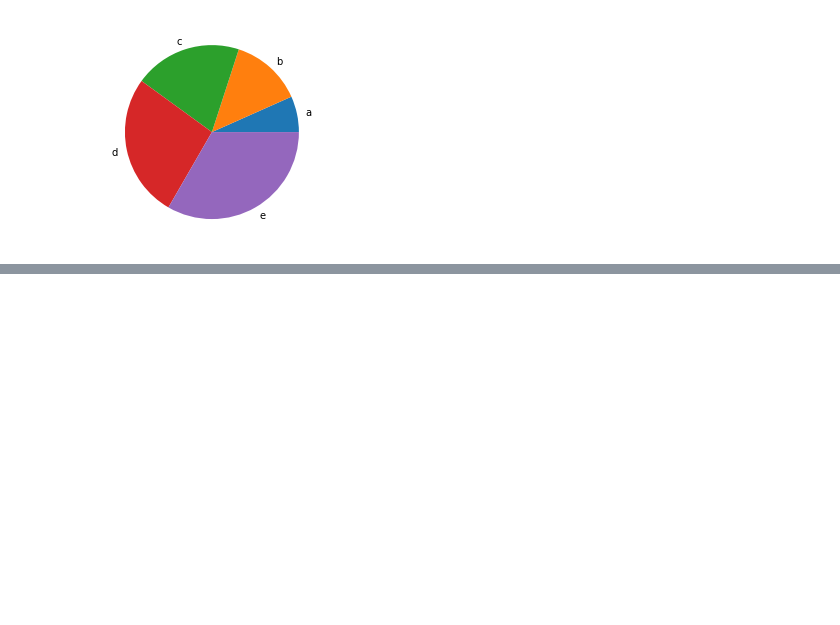
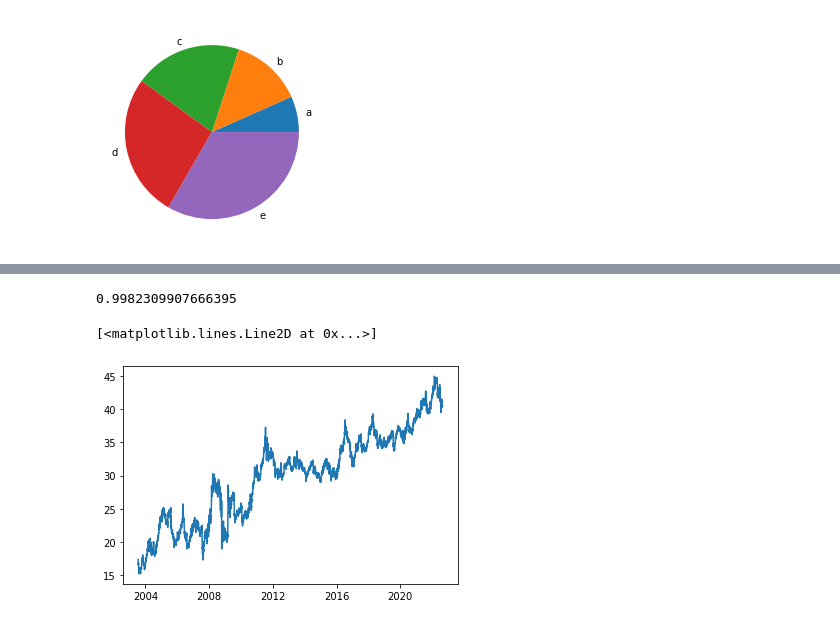
Before and after one commit to liangming1225/pythonclass, a Jupyter notebook: python20220829.ipynb, the cells around one changed output, grey strips where cells are left out. Drawn from its saved outputs; the diff is of its cells as text; code cells hidden in the pictures; blank space fills up the shorter version.

```diff
--- a/python20220829.ipynb
+++ b/python20220829.ipynb
@@ -788,0 +799,2 @@ plt.pie(x, labels=c)
+# %%
+df = yf.download('CHT')
@@ -788,0 +862,9 @@ plt.pie(x, labels=c)
+# %%
+df['2021-10']['Close'][-1]/df['2021-10']['Close'][0]
+# %% [output]
+0.9982309907666395
+# %%
+plt.plot(df['Close'])
+# %% [output]
+[<matplotlib.lines.Line2D at 0x...>]
+[figure, added]
```
Also changed, not shown: parts of 28 cells of this notebook.
